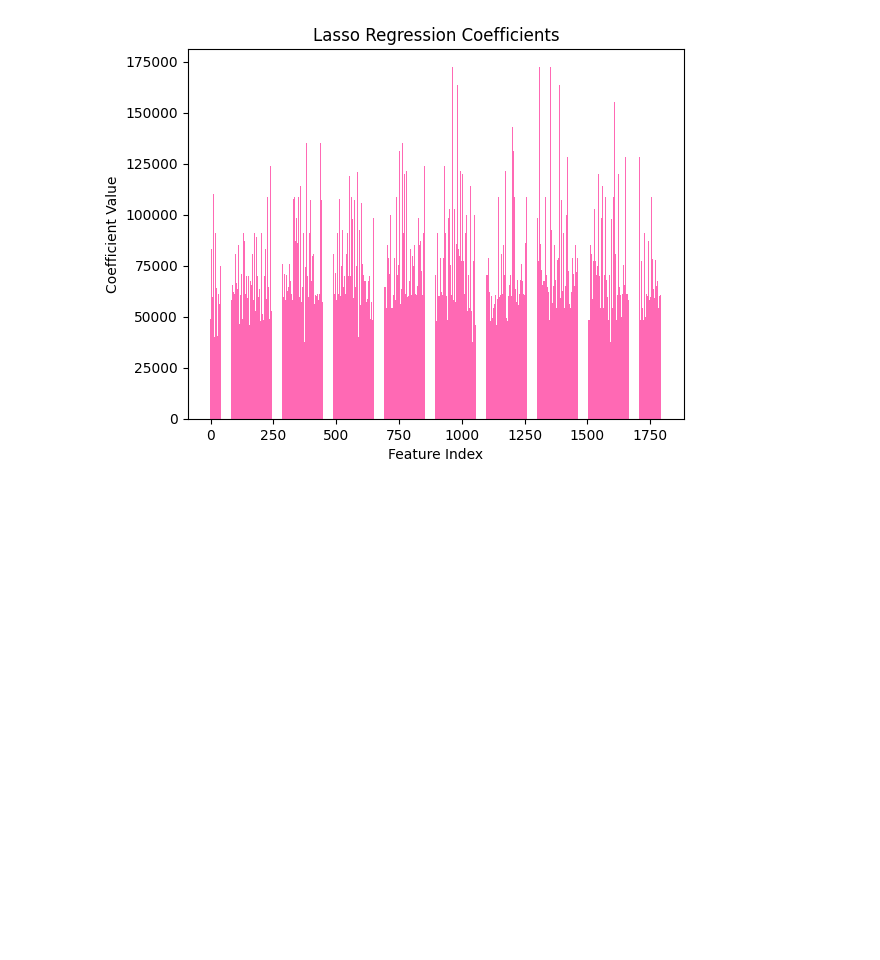
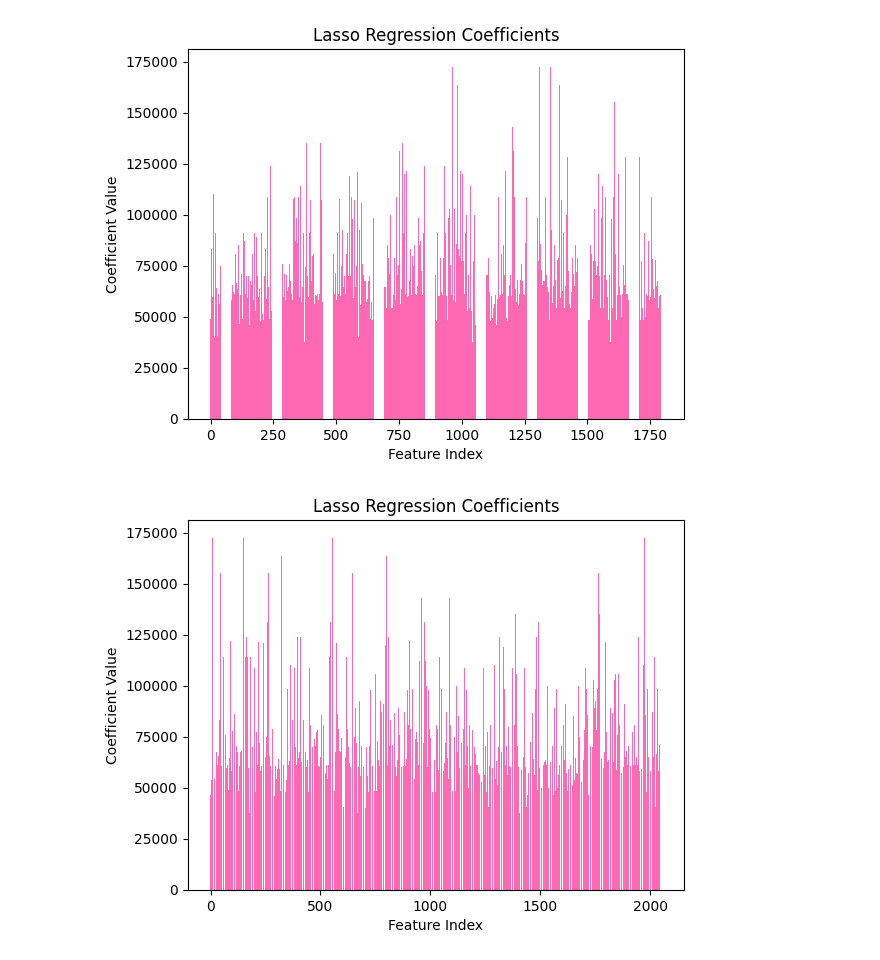
Before and after one commit to tsbarry/The_Job_Market, a Jupyter notebook: code/lasso.ipynb, the cells around one changed output. Drawn from its saved outputs; the diff is of its cells as text; code cells hidden in the pictures; blank space fills up the shorter version.

Commit message:
edited Lasso

```diff
--- a/code/lasso.ipynb
+++ b/code/lasso.ipynb
@@ -208,3 +208,58 @@ Headquarter_WA: 11321.8078455853
 Headquarter_WI: -7100.0475107436
 Headquarter_WV: -8741.060421053
 [figure]
+# %%
+import pandas as pd
+from sklearn.linear_model import Lasso
+from sklearn.model_selection import train_test_split
+from sklearn.preprocessing import LabelEncoder, StandardScaler, OneHotEncoder
+from sklearn.compose import ColumnTransformer
+from sklearn.pipeline import Pipeline
+import matplotlib.pyplot as plt
+# Load the dataset
+df = pd.read_csv('data/clean_data.csv')
+
+# Split the data into features (X) and target variable (y)
+X = df[['Rating', 'Size', 'Founded', 'Sector', 'Revenue', 'State']]
+y = df['Avg_Salary']
+
+# Split the data into training and testing sets
+X_train, X_test, y_train, y_test = train_test_split(X, y, test_size=0.2, random_state=42)
+
+# Preprocess numerical features
+numerical_features = ['Rating', 'Founded', 'Revenue']
+numerical_transformer = StandardScaler()
+
+# Preprocess categorical features
+categorical_features = ['Size', 'Sector', 'State']
+categorical_transformer = OneHotEncoder()
+
+# Create preprocessing pipeline
+preprocessor = ColumnTransformer(
+    transformers=[
+        ('num', numerical_transformer, numerical_features),
+        ('cat', categorical_transformer, categorical_features)
+    ])
+
+# Create Lasso regression model
+lasso_model = Lasso(alpha=1.3)
+
+# Create pipeline with preprocessing and Lasso regression
+pipe = Pipeline(steps=[('preprocessor', preprocessor),
+                       ('lasso', lasso_model)])
+
+# Fit the pipeline to the training data
+pipe.fit(X_train, y_train)
+
+# Predict average salary on the test set
+y_pred = pipe.predict(X_test)
+
+
+# Plot the coefficients
+plt.bar(range(len(X_train)), y_train, color= '#FF69B4')
+plt.xlabel('Feature Index')
+plt.ylabel('Coefficient Value')
+plt.title('Lasso Regression Coefficients')
+plt.show()
+# %% [output]
+[figure, added]
```
Also changed, not shown: 1 other file.
